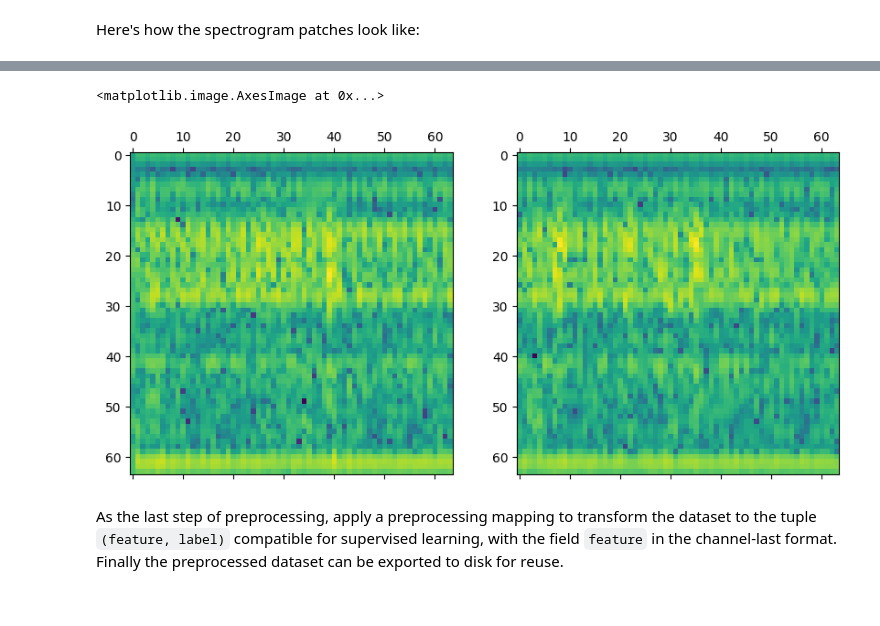
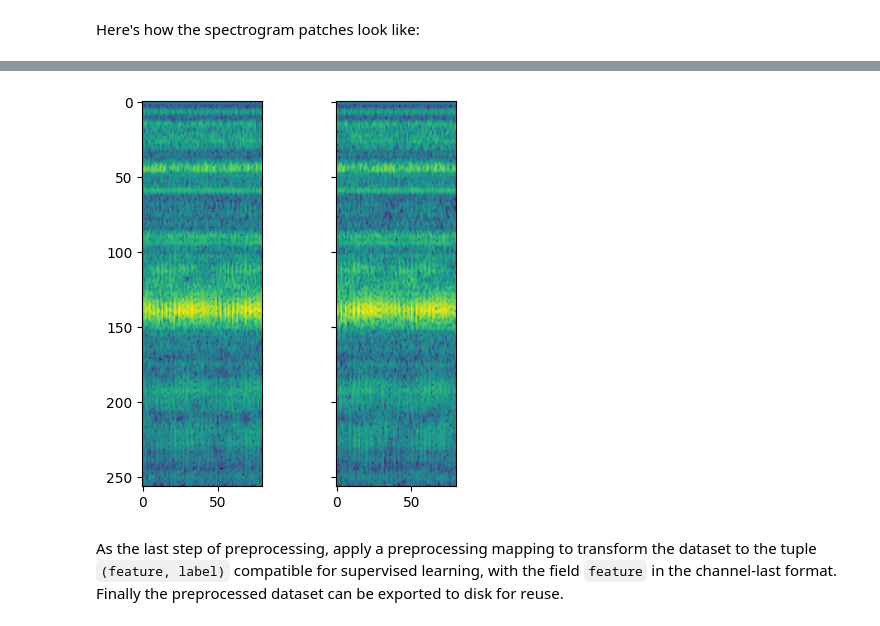
Before and after one commit to yanncalec/dpmhm, a Jupyter notebook: notebooks/models/supervised_vggish.ipynb, the cells around one changed output, grey strips where cells are left out. Cells and saved outputs as stored; diff of their text form; code cells hidden in the pictures.

```diff
--- a/notebooks/models/supervised_vggish.ipynb
+++ b/notebooks/models/supervised_vggish.ipynb
@@ -91,25 +94,32 @@ Next let's define a preprocessing pipeline consisting of
 - feature extraction: compute the spectrogram
 - sliding window view that yields patches of fixed dimension
 # %%
-from dpmhm.datasets import transformer, feature
+rsr = 12000  # resampling rate
 
-compactor = transformer.DatasetCompactor(ds0,
-                                         channels=['DE', 'FE', 'BA'],
-                                         keys=['FaultLocation', 'FaultComponent', 'FaultSize'],
-                                         resampling_rate=12000)
+compactor = transformer.DatasetCompactor(
+    ds0,
+    channels=list(ds_parms['signal'].keys()), # select all channels simultaneously
+    keys=list(ds_parms['keys'].keys()),
+    resampling_rate=rsr,
+    # split=True,  # split multidimensional signals into 1d signals, incompatible with the pretrained VGGish model
+)
 
 # Feature extractor
 # Spectrogram is computed on a time window of 0.025 second every 0.0125 second, then converted to decibel scale.
-_func = lambda x, sr: feature.spectral_features(x, sr, 'spectrogram',
-#                                                 n_mfcc=256,
-                                                time_window=0.025, hop_step=0.0125, n_fft=512,
-                                                normalize=False, to_db=True)[0]
+tw, hs = 0.025, 0.0125
+nf = int(2**(np.ceil(np.log2(rsr*tw))))
+
+_func = lambda x, sr: feature.spectral_features(
+    x, sr, 'spectrogram',
+    # n_mfcc=256,
+    time_window=tw, hop_step=hs,
+    n_fft=nf,
+    normalize=True, to_db=True)[0]
 
 extractor = transformer.FeatureExtractor(compactor.dataset, _func)
 
 # A window of width w correspond to w*0.0125 seconds
-window = transformer.WindowSlider(extractor.dataset, window_size=(64,64), hop_size=(32,32))
-# window = transformer.WindowSlider(extractor.dataset, window_size=(256, 80), hop_size=40)  # 1s, full bandwidth
-# window = transformer.WindowSlider(extractor.dataset, window_size=64, hop_size=32)
+# window = transformer.WindowSlider(extractor.dataset, window_size=(64,64), hop_size=(32,32))
+window = transformer.WindowSlider(extractor.dataset, window_size=80, hop_size=40)  # 1s, full bandwidth
 
-compactor.dataset.element_spec
+# compactor.dataset.element_spec
@@ -152,8 +160,13 @@ Here's how the spectrogram patches look like:
 # %%
 eles = list(window.dataset.take(10).as_numpy_iterator())
 
-fig, axes = plt.subplots(1,2,figsize=(10,5))
+fig, (ax1, ax2) = plt.subplots(1,2,figsize=(5,5), sharey=True)
 
-axes[0].matshow(eles[0]['feature'][0])
-axes[1].matshow(eles[9]['feature'][0])
+ax1.imshow(eles[0]['feature'][0])
+# ax1.set_aspect('equal')
+ax2.imshow(eles[9]['feature'][0])
+# ax2.set_aspect('equal')
+
+plt.subplots_adjust(wspace=0)
+# plt.tight_layout()
 # %% [output]
@@ -162,4 +173,3 @@ axes[1].matshow(eles[9]['feature'][0])
-<matplotlib.image.AxesImage at 0x...>
-[figure, old version]
+[figure, new version]
 # %% [markdown]
 As the last step of preprocessing, apply a preprocessing mapping to transform the dataset to the tuple `(feature, label)` compatible for supervised learning, with the field `feature` in the channel-last format. Finally the preprocessed dataset can be exported to disk for reuse.
```
Also changed, not shown: parts of 36 cells of this notebook, 12 other files.
